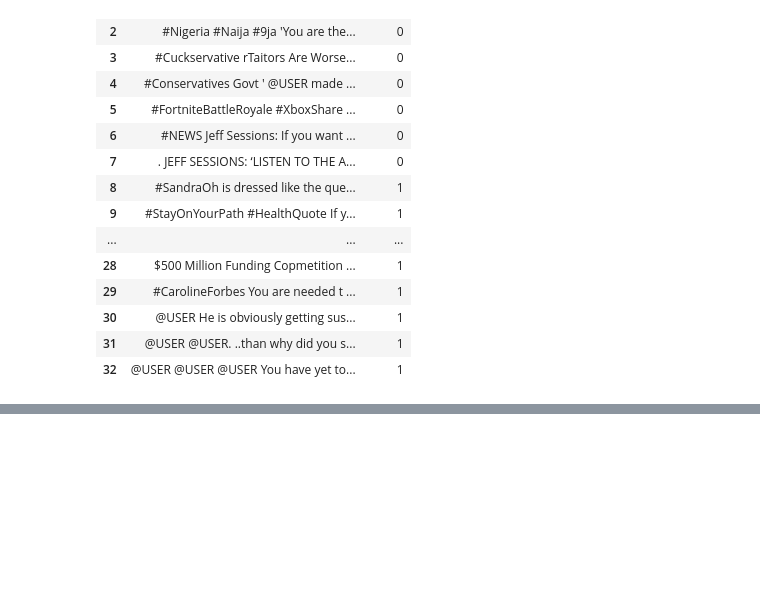
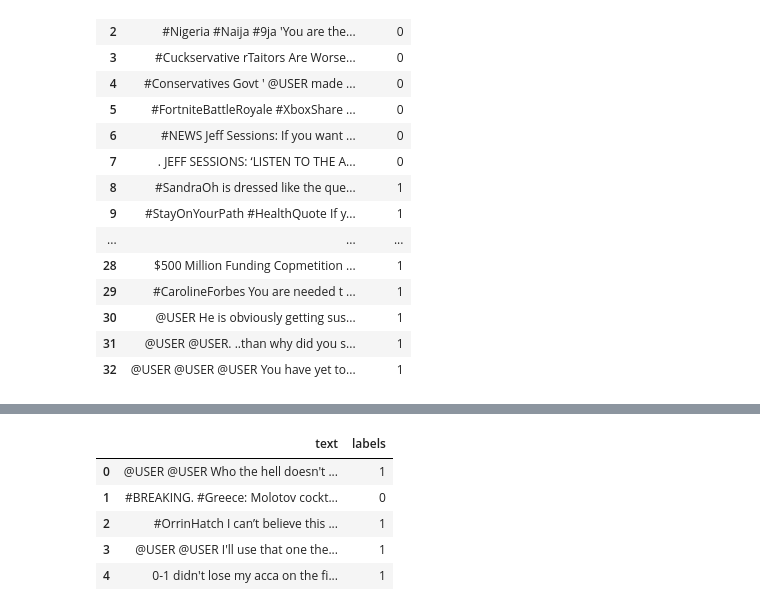
Before and after one commit to efemeryds/offensive-language-detection, a Jupyter notebook: Part_B_error_analysis/error_analysis_with_checklist_melis.ipynb, the cells around one changed output, grey strips where cells are left out. Saved outputs shown, nothing was run; the diff lists cells and outputs as text; code cells hidden in the pictures; blank space fills up the shorter version.

```diff
--- a/Part_B_error_analysis/error_analysis_with_checklist_melis.ipynb
+++ b/Part_B_error_analysis/error_analysis_with_checklist_melis.ipynb
@@ -177,0 +178,5 @@ failed_examples
+# %%
+perturbed_data = list(nlp.pipe(data['text']))
+# %%
+ret = Perturb.perturb(perturbed_data, Perturb.add_negation) # negated data
+ret.data[:5]
@@ -177,0 +208,10 @@ failed_examples
+# %%
+predicted_neg_labels = pd.DataFrame({'text':negated_text, 'labels': neg_predictions})
+predicted_neg_labels.head()
+# %% [output]
+|  | text | labels |
+| 0 | @USER @USER Who the hell doesn't ... | 1 |
+| 1 | #BREAKING. #Greece: Molotov cockt... | 0 |
+| 2 | #OrrinHatch I can’t believe this ... | 1 |
+| 3 | @USER @USER I'll use that one the... | 1 |
+| 4 | 0-1 didn't lose my acca on the fi... | 1 |
```
Also changed, not shown: parts of 15 cells of this notebook.
